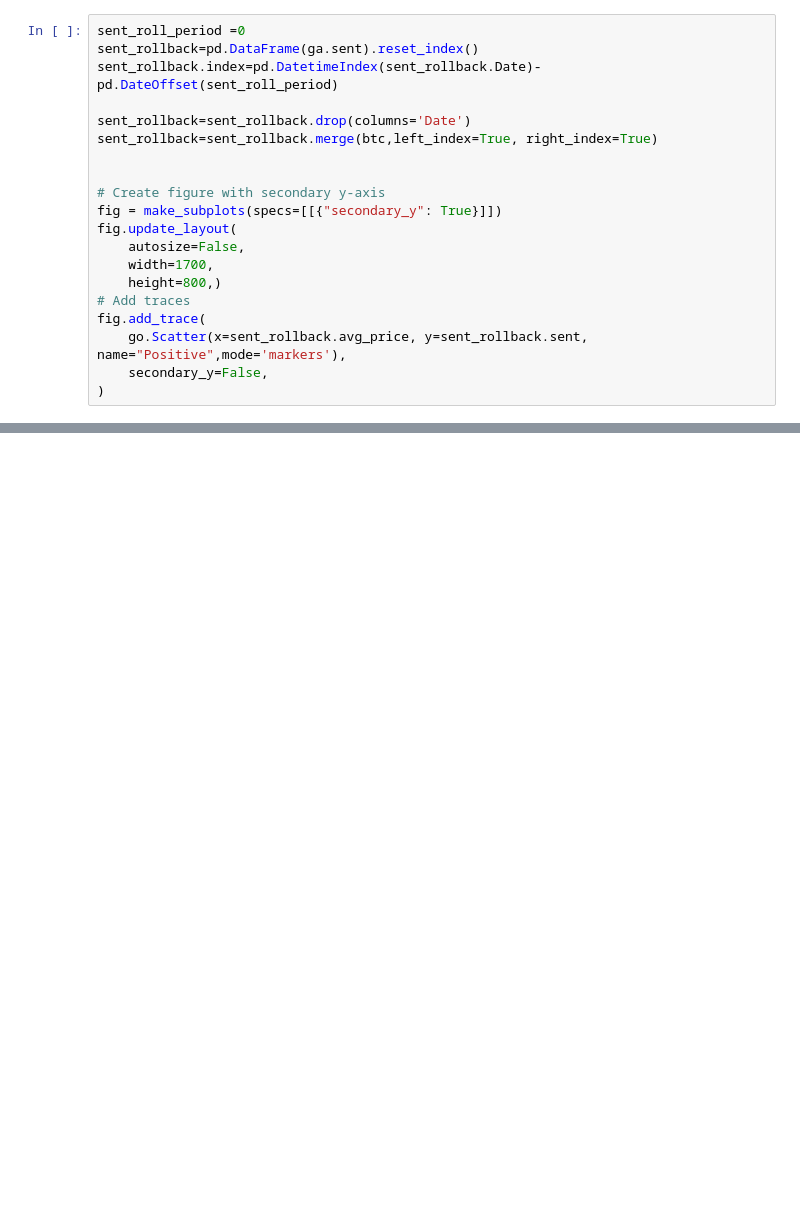
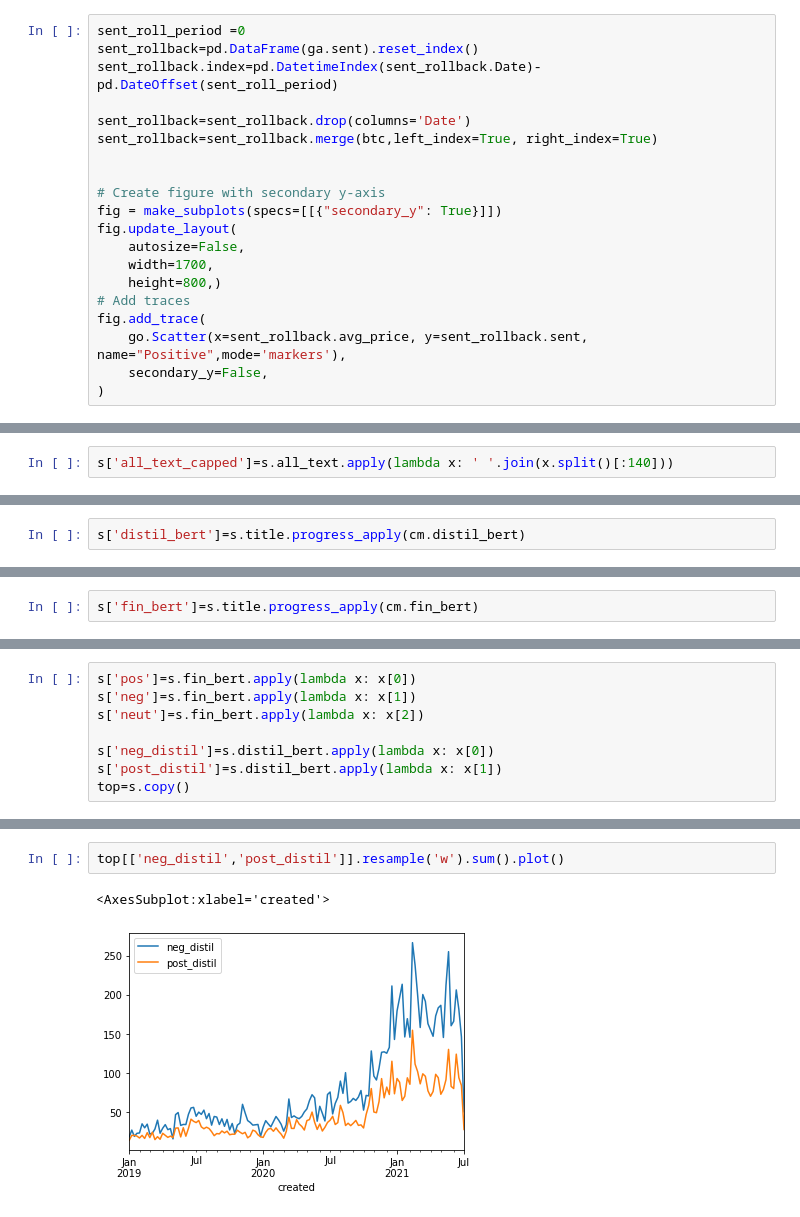
Before and after one commit to VeniJeen/CryptoSent, a Jupyter notebook: SandBox/test.ipynb, the cells around one changed output, grey strips where cells are left out. Cells and saved outputs as stored; diff of their text form; blank space fills up the shorter version.

```diff
--- a/SandBox/test.ipynb
+++ b/SandBox/test.ipynb
@@ -429,0 +391,2 @@ fig.add_trace(
+# %%
+s['all_text_capped']=s.all_text.apply(lambda x: ' '.join(x.split()[:140]))
@@ -429,0 +399,2 @@ fig.add_trace(
+# %%
+s['distil_bert']=s.title.progress_apply(cm.distil_bert)
@@ -429,0 +407,2 @@ fig.add_trace(
+# %%
+s['fin_bert']=s.title.progress_apply(cm.fin_bert)
@@ -429,0 +415,8 @@ fig.add_trace(
+# %%
+s['pos']=s.fin_bert.apply(lambda x: x[0])
+s['neg']=s.fin_bert.apply(lambda x: x[1])
+s['neut']=s.fin_bert.apply(lambda x: x[2])
+
+s['neg_distil']=s.distil_bert.apply(lambda x: x[0])
+s['post_distil']=s.distil_bert.apply(lambda x: x[1])
+top=s.copy()
@@ -429,0 +446,5 @@ fig.add_trace(
+# %%
+top[['neg_distil','post_distil']].resample('w').sum().plot()
+# %% [output]
+<AxesSubplot:xlabel='created'>
+[figure, added]
```
Also changed, not shown: parts of 64 cells of this notebook, 12 other files.
